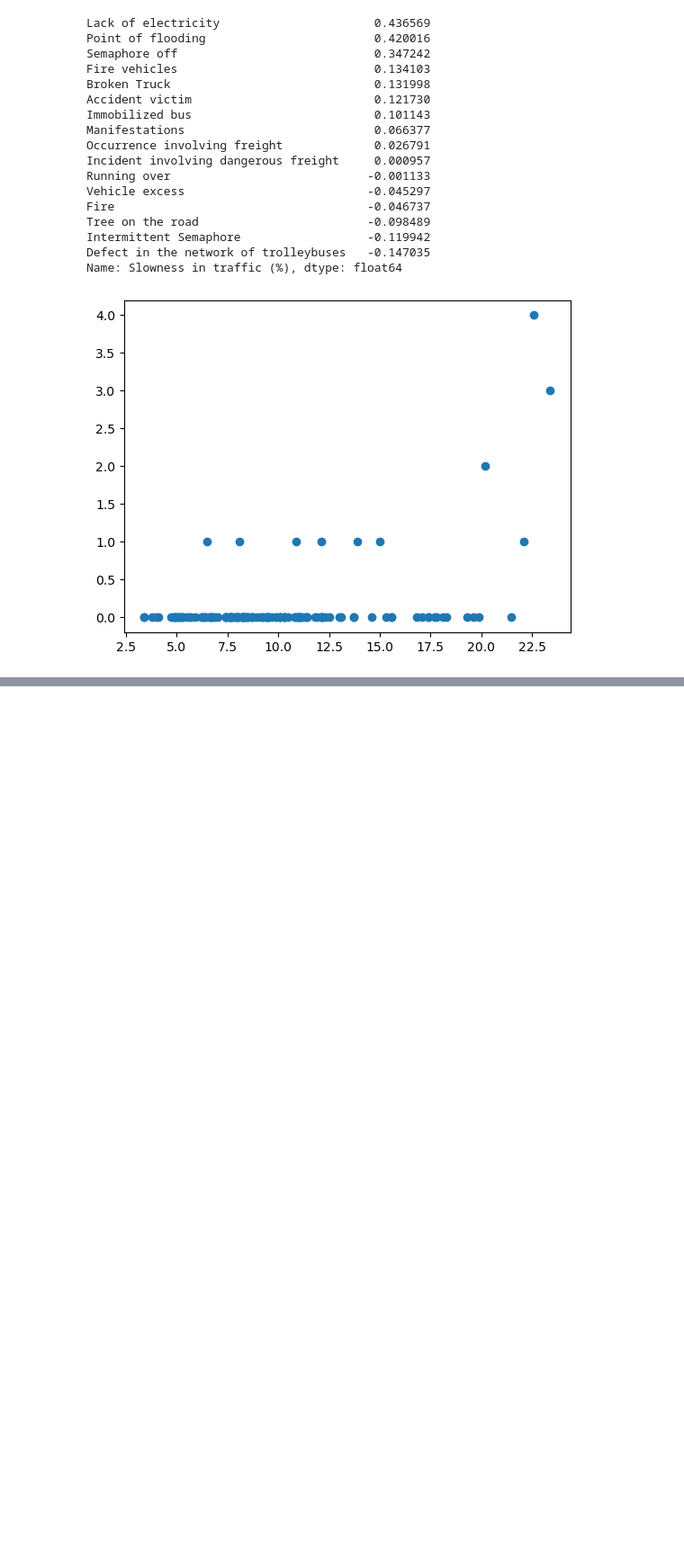
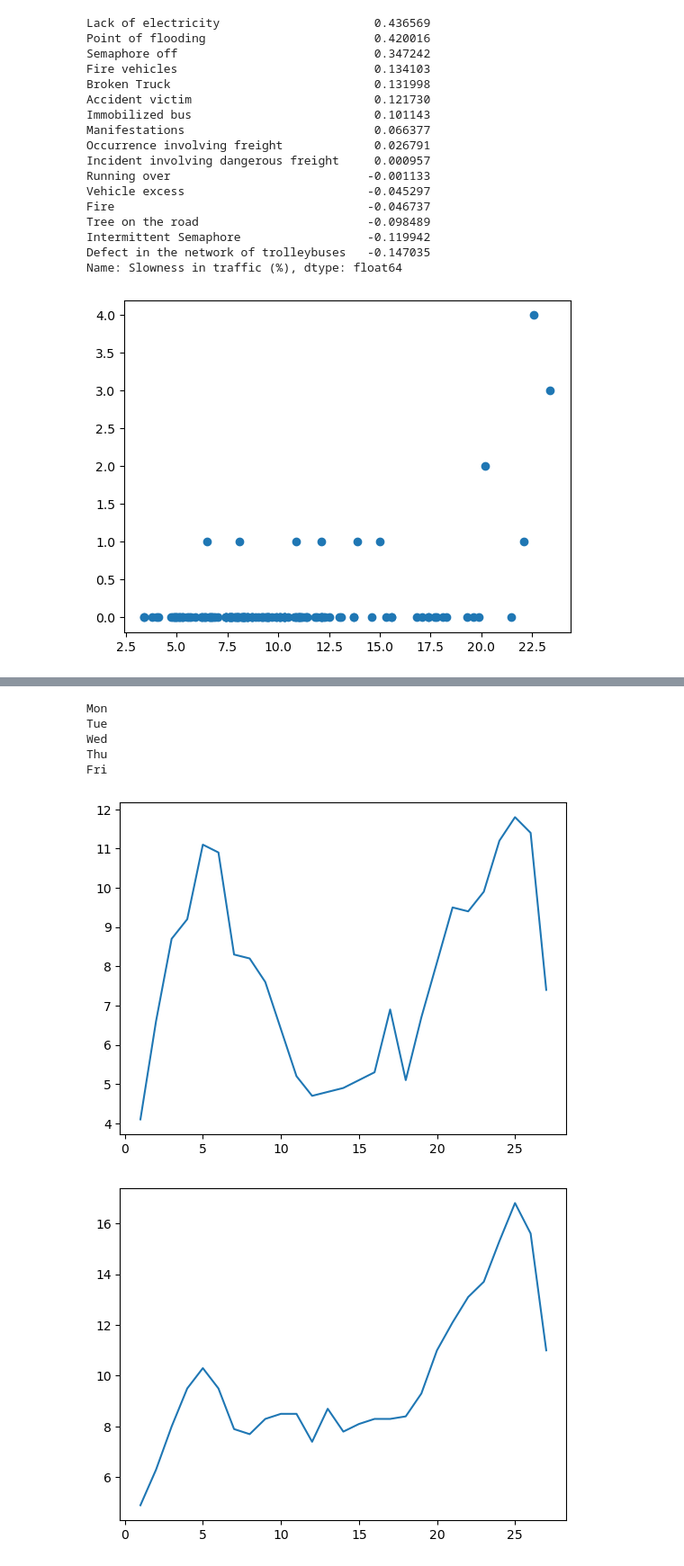
Before and after one commit to FaraSurani/Data-Visualization, a Jupyter notebook: 5 Traffic Data Visualization.ipynb, the cells around one changed output, grey strips where cells are left out. Shown at 90% size. Cells and saved outputs as stored; diff of their text form; code cells hidden in the pictures; blank space fills up the shorter version.

```diff
--- a/5 Traffic Data Visualization.ipynb
+++ b/5 Traffic Data Visualization.ipynb
@@ -507,0 +710,3 @@ plt.show()
+# %%
+for i,j in zip(["Fara", "Sara","Hina"], [2,3,4]):
+    print(i, j)
@@ -507,0 +717,8 @@ plt.show()
+# %%
+days = ["Mon", "Tue", "Wed", "Thu", "Fri"]
+
+traffic_per_day = {}
+
+
+for i in zip(days, range(0,len(df), 27)):
+    print(i)
@@ -507,0 +731,8 @@ plt.show()
+# %%
+days = ["Mon", "Tue", "Wed", "Thu", "Fri"]
+
+traffic_per_day = {}
+
+
+for day, i in zip(days, range(0,len(df), 27)):
+    print(day, i)
@@ -507,0 +745,10 @@ plt.show()
+# %%
+days = ["Mon", "Tue", "Wed", "Thu", "Fri"]
+
+traffic_per_day = {}
+
+
+for day, i in zip(days, range(0,len(df), 27)):
+    daily_data = df.iloc[i:i+27]
+
+    traffic_per_day[day] = daily_data
@@ -507,0 +795,16 @@ plt.show()
+# %%
+for i in traffic_per_day:
+    print(i)                   #loop on dictionary will return key, list returns element
+# %% [output]
+Mon
+Tue
+Wed
+Thu
+Fri
+# %%
+for df in traffic_per_day.values():
+    plt.plot(df["Hour (Coded)"], df["Slowness in traffic (%)"])
+    plt.show()
+# %% [output]
+[figure, added]
+[figure, added]
```
Also changed, not shown: parts of 40 cells of this notebook.
